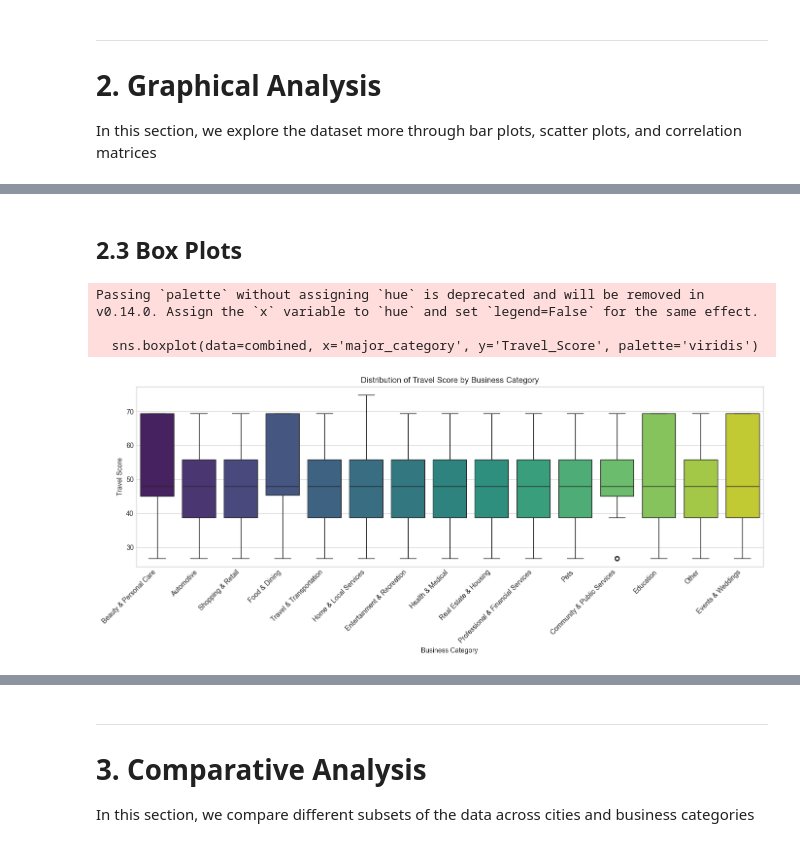
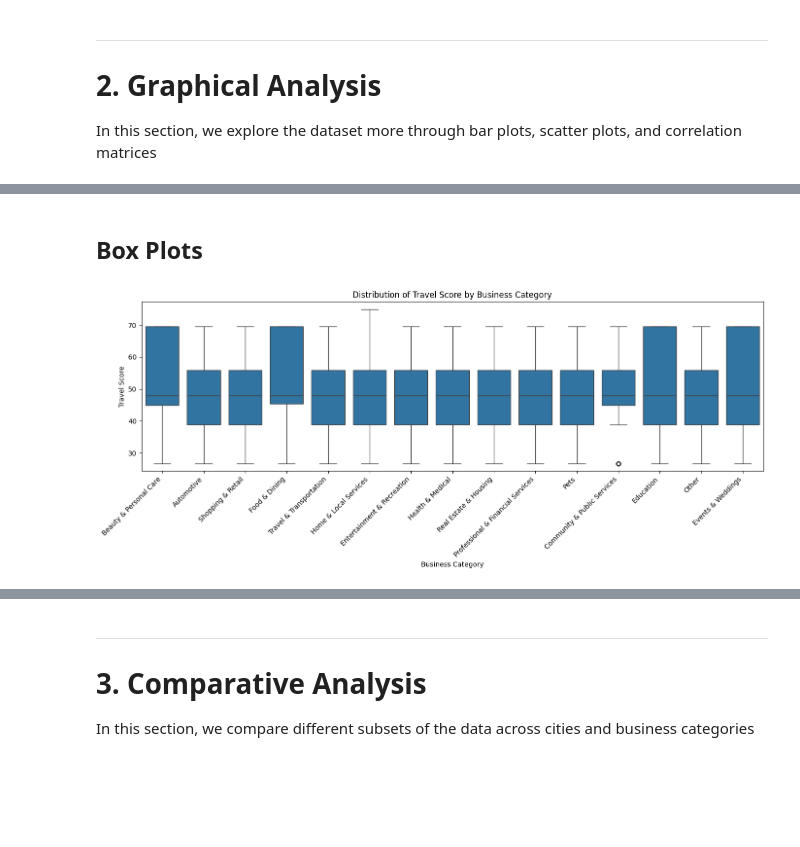
Before and after one commit to kylelee1027/si618-project2, a Jupyter notebook: si618_p2.ipynb, the cells around one changed output, grey strips where cells are left out. Drawn from its saved outputs; the diff is of its cells as text; code cells hidden in the pictures; blank space fills up the shorter version.

```diff
--- a/si618_p2.ipynb
+++ b/si618_p2.ipynb
@@ -593,20 +614,17 @@ plt.show()
 # %% [markdown]
-## 2.3 Box Plots
+## Box Plots
 # %%
 # Box plot: Travel Score by Business Category
 plt.figure(figsize=(14, 6))
-sns.boxplot(data=combined, x='major_category', y='Travel_Score', palette='viridis')
+sns.boxplot(data=combined, x='major_category', y='Travel_Score')
 plt.xticks(rotation=45, ha='right')
 plt.xlabel('Business Category')
 plt.ylabel('Travel Score')
 plt.title('Distribution of Travel Score by Business Category')
 plt.tight_layout()
 plt.show()
 # %% [output]
-Passing `palette` without assigning `hue` is deprecated and will be removed in v0.14.0. Assign the `x` variable to `hue` and set `legend=False` for the same effect.
-
-  sns.boxplot(data=combined, x='major_category', y='Travel_Score', palette='viridis')
-[figure, old version]
+[figure, new version]
 # %%
 # Star Ratings by City
 plt.figure(figsize=(12, 6))
```
Also changed, not shown: parts of 34 cells of this notebook.
